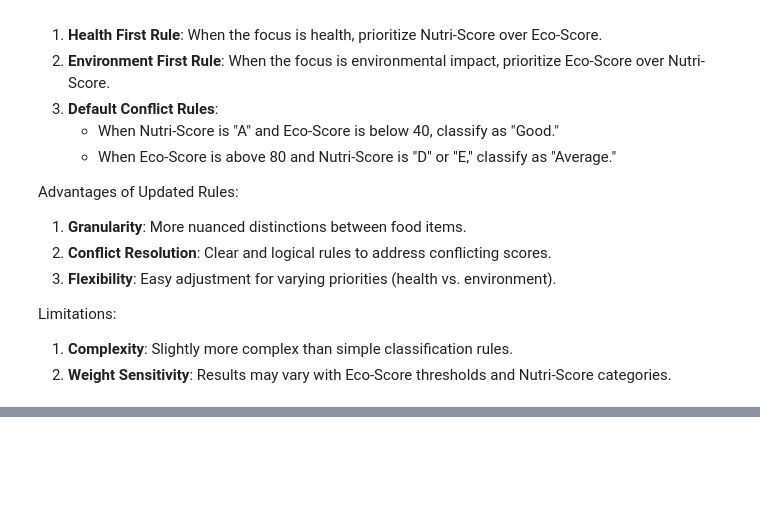
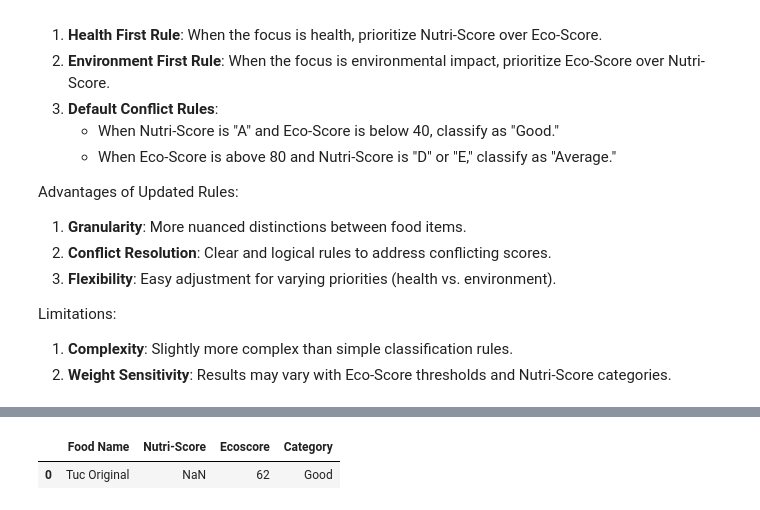
Before and after one commit to zhuangxianyun/Decision_modelling_project, a Jupyter notebook: Decision Models/dm_Weighted_Sum_model_Rule_Model.ipynb, the cells around one changed output, grey strips where cells are left out. Saved outputs shown, nothing was run; the diff lists cells and outputs as text; code cells hidden in the pictures; blank space fills up the shorter version.

```diff
--- a/Decision Models/dm_Weighted_Sum_model_Rule_Model.ipynb
+++ b/Decision Models/dm_Weighted_Sum_model_Rule_Model.ipynb
@@ -174,0 +216,29 @@ print(data[["Food Name", "Nutri-Score", "Ecoscore", "Category"]])
+# %%
+# Define the classification rules function
+def classify_food(row):
+    nutri_score = row["Nutri-Score"]
+    eco_score = row["Ecoscore"]
+
+    if nutri_score == "a" and eco_score >= 80:
+        return "Premium"
+    elif (nutri_score == "a" or eco_score > 60) and not (nutri_score == "a" and eco_score >= 80):
+        return "Good"
+    elif nutri_score == "b" and 40 <= eco_score <= 60:
+        return "Average"
+    elif nutri_score in ["c", "d"] and eco_score < 40:
+        return "Poor"
+    elif nutri_score == "e" and eco_score < 20:
+        return "Low"
+    else:
+        return "Uncategorized"
+
+data["Category"] = data.apply(classify_food, axis=1)
+
+categories = ["Premium", "Good", "Average", "Poor", "Low"]
+samples_by_category = data[data["Category"].isin(categories)].groupby("Category").first().reset_index()
+
+samples_by_category = samples_by_category[["Food Name", "Nutri-Score", "Ecoscore", "Category"]]
+samples_by_category
+# %% [output]
+|  | Food Name | Nutri-Score | Ecoscore | Category |
+| 0 | Tuc Original | NaN | 62 | Good |
```
Also changed, not shown: parts of 6 cells of this notebook, 1 other file.
